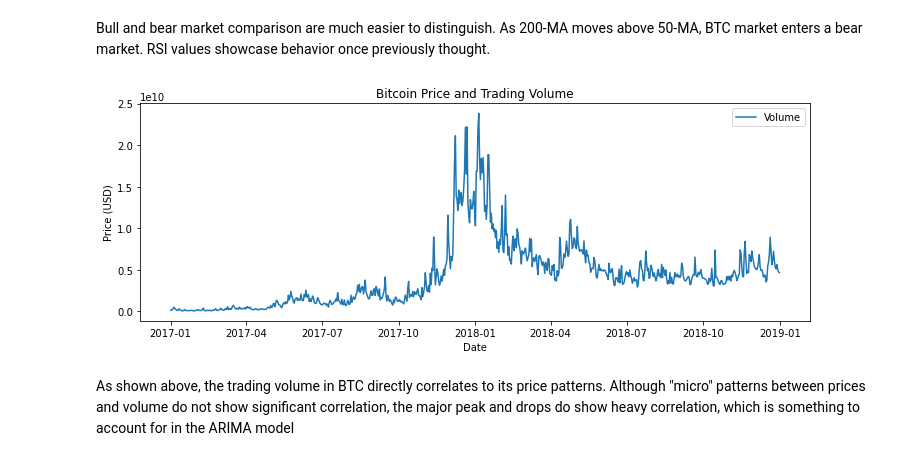
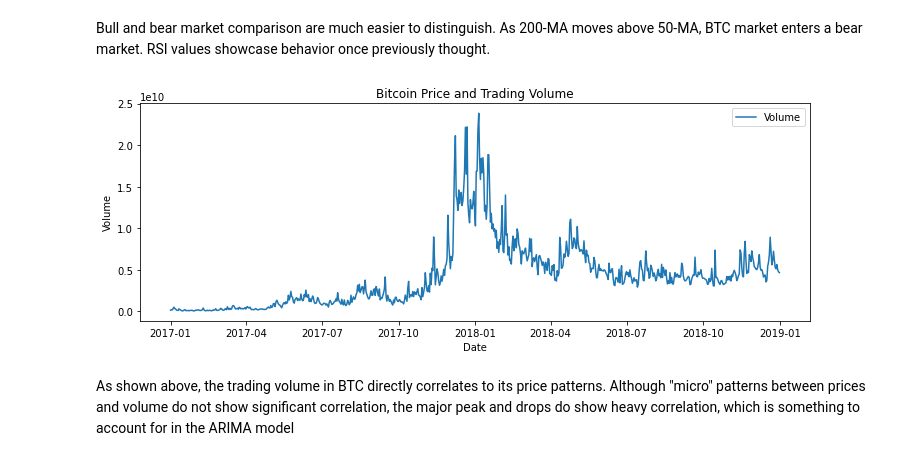
Before and after one commit to YashVG/crypto_ts, a Jupyter notebook: 02_data_analysis.ipynb, the cells around one changed output. Saved outputs shown, nothing was run; the diff lists cells and outputs as text; code cells hidden in the pictures.

```diff
--- a/02_data_analysis.ipynb
+++ b/02_data_analysis.ipynb
@@ -365,14 +365,14 @@ Bull and bear market comparison are much easier to distinguish. As 200-MA moves
 # %%
 #Comparison between price and trading volume, scaled to the same range
 plt.figure(figsize=(12, 4))
 plt.plot(first_mp_data['Volume'], label='Volume')
 plt.title('Bitcoin Price and Trading Volume')
 plt.xlabel('Date')
-plt.ylabel('Price (USD)')
+plt.ylabel('Volume')
 plt.legend()
 plt.show()
 # %% [output]
-[figure, old version]
+[figure, new version]
 # %% [markdown]
 As shown above, the trading volume in BTC directly correlates to its price patterns. Although "micro" patterns between prices and volume do not show significant correlation, the major peak and drops do show heavy correlation, which is something to account for in the ARIMA model
 # %% [markdown]
```
Also changed, not shown: parts of 6 cells of this notebook.
